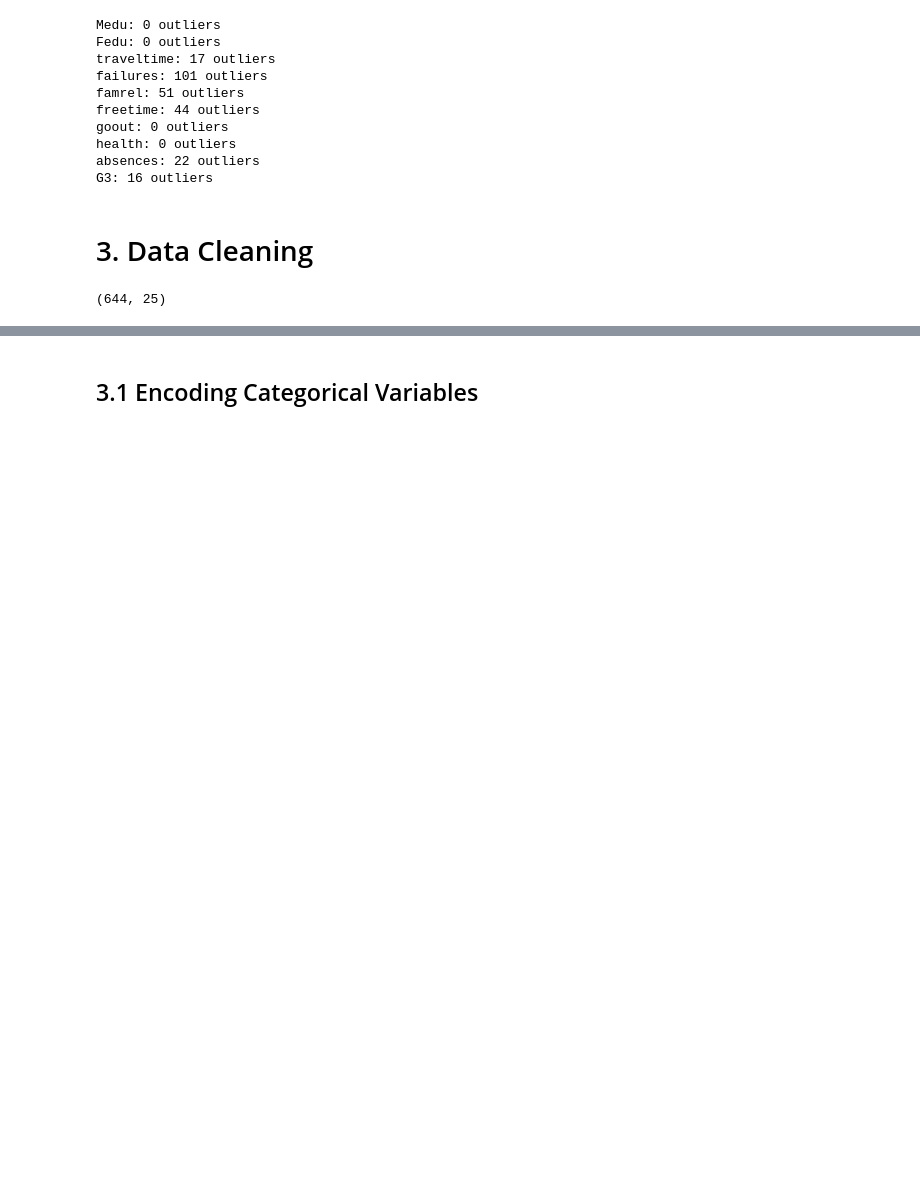
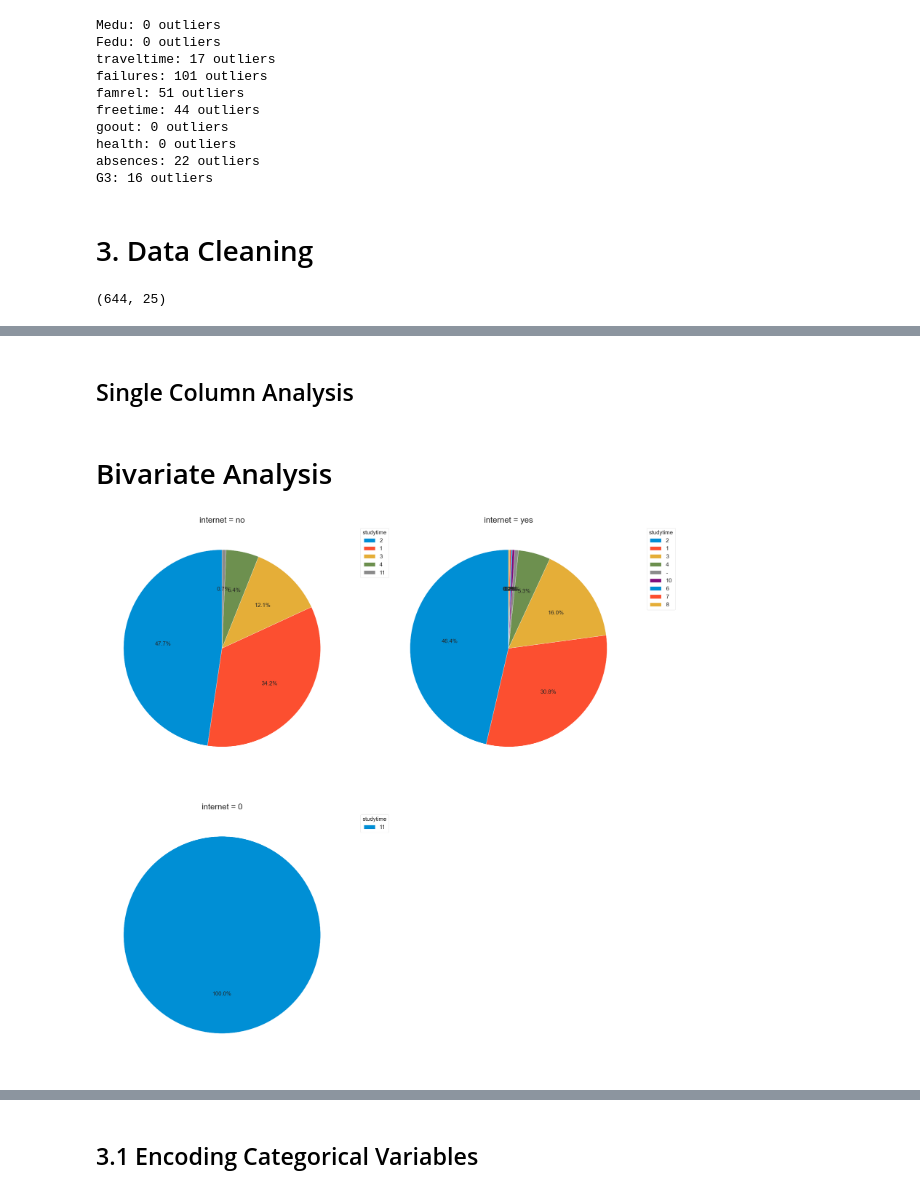
Before and after one commit to Cullen179/PDS---Test-Prep, a Jupyter notebook: test-template.ipynb, the cells around one changed output, grey strips where cells are left out. Cells and saved outputs as stored; diff of their text form; code cells hidden in the pictures; blank space fills up the shorter version.

```diff
--- a/test-template.ipynb
+++ b/test-template.ipynb
@@ -460,0 +460,2 @@ plt.show()
+# %% [markdown]
+## Single Column Analysis
@@ -460,0 +496,61 @@ plt.show()
+# %% [markdown]
+# Bivariate Analysis
+# %%
+def plot_scatter(df, col1, col2):
+    """Plot scatter plot between two columns."""
+    plt.figure(figsize=(8, 6))
+    sns.scatterplot(x=df[col1], y=df[col2])
+    plt.title(f'Scatter plot of {col1} vs {col2}')
+    plt.xlabel(col1)
+    plt.ylabel(col2)
+    plt.show()
+
+def plot_bi_boxplot(df, col1, col2):
+    """Plot boxplot of col1 grouped by col2."""
+    plt.figure(figsize=(8, 6))
+    sns.boxplot(x=df[col2], y=df[col1])
+    plt.title(f'Box plot of {col1} by {col2}')
+    plt.xlabel(col2)
+    plt.ylabel(col1)
+    plt.show()
+
+def plot_bi_countplot(df, col1, col2):
+    """Plot countplot of col1 grouped by col2."""
+    plt.figure(figsize=(8, 6))
+    sns.countplot(x=df[col1], hue=df[col2])
+    plt.title(f'Count plot of {col1} by {col2}')
+    plt.xlabel(col1)
+    plt.ylabel('Count')
+    plt.show()
+
+
+def plot_bi_piechart(df, col1, col2):
+    """Plot pie charts of col1 distribution for each value of col2."""
+    groups = df[col2].unique()
+    n_groups = len(groups)
+
+    fig, axes = plt.subplots(math.ceil(n_groups / 2), 2, figsize=(20, 20))
+
+    # Flatten axes array for easier indexing
+    if n_groups == 1:
+        axes = [axes]
+    else:
+        axes = axes.flatten()
+
+    for i, group in enumerate(groups):
+        data = df[df[col2] == group][col1].value_counts()
+        axes[i].pie(data, autopct="%1.1f%%", startangle=90)
+        # add legend
+        axes[i].legend(data.index, title=col1, bbox_to_anchor=(1.05, 1), loc='upper left')
+        axes[i].set_title(f"{col2} = {group}")
+
+    # Hide unused subplots
+    for j in range(n_groups, len(axes)):
+        axes[j].axis('off')
+
+    plt.tight_layout()
+    plt.show()
+
+plot_bi_piechart(df, "studytime", "internet")
+# %% [output]
+[figure, added]
```
Also changed, not shown: parts of 43 cells of this notebook, 2 other files.
